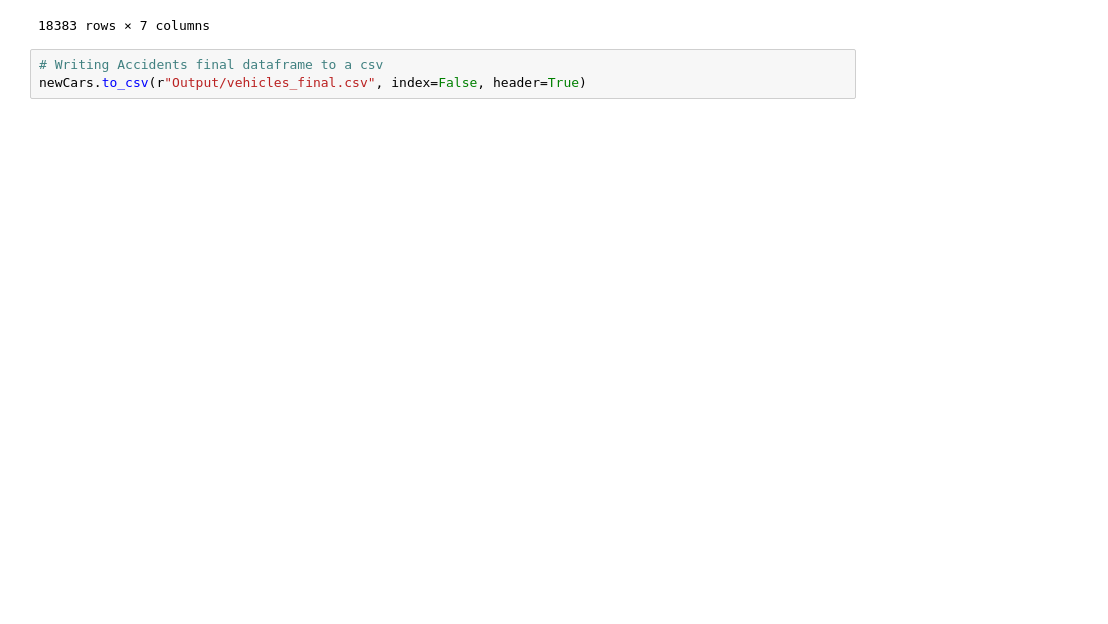
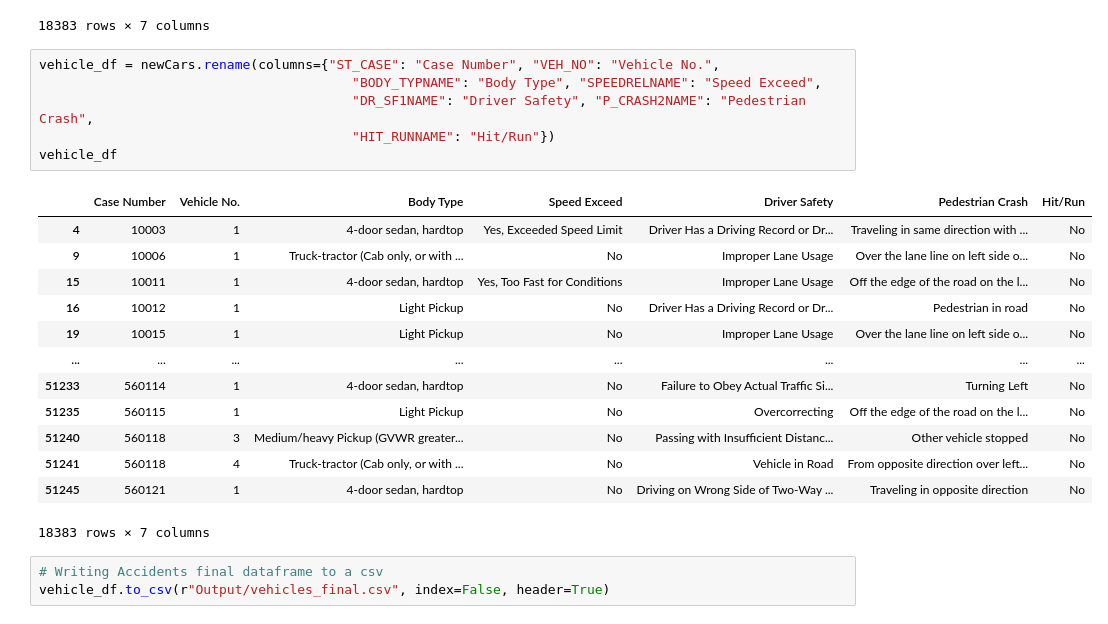
Before and after one commit to tommyjohnny36/Crash-Dummies-2.0, a Jupyter notebook: vehicles.ipynb, the cells around one changed output. Cells and saved outputs as stored; diff of their text form; blank space fills up the shorter version.

Commit message:
updated vehicle.ipynb

```diff
--- a/vehicles-checkpoint.ipynb
+++ b/vehicles.ipynb
@@ -56,6 +56,26 @@ newCars
 | 51241 | 560118 | 4 | Truck-tractor (Cab only, or with ... | No | Vehicle in Road | From opposite direction over left... | No |
 | 51245 | 560121 | 1 | 4-door sedan, hardtop | No | Driving on Wrong Side of Two-Way ... | Traveling in opposite direction | No |
 18383 rows × 7 columns
+# %%
+vehicle_df = newCars.rename(columns={"ST_CASE": "Case Number", "VEH_NO": "Vehicle No.",
+                                        "BODY_TYPNAME": "Body Type", "SPEEDRELNAME": "Speed Exceed",
+                                        "DR_SF1NAME": "Driver Safety", "P_CRASH2NAME": "Pedestrian Crash",
+                                        "HIT_RUNNAME": "Hit/Run"})
+vehicle_df
+# %% [output]
+|  | Case Number | Vehicle No. | Body Type | Speed Exceed | Driver Safety | Pedestrian Crash | Hit/Run |
+| 4 | 10003 | 1 | 4-door sedan, hardtop | Yes, Exceeded Speed Limit | Driver Has a Driving Record or Dr... | Traveling in same direction with ... | No |
+| 9 | 10006 | 1 | Truck-tractor (Cab only, or with ... | No | Improper Lane Usage | Over the lane line on left side o... | No |
+| 15 | 10011 | 1 | 4-door sedan, hardtop | Yes, Too Fast for Conditions | Improper Lane Usage | Off the edge of the road on the l... | No |
+| 16 | 10012 | 1 | Light Pickup | No | Driver Has a Driving Record or Dr... | Pedestrian in road | No |
+| 19 | 10015 | 1 | Light Pickup | No | Improper Lane Usage | Over the lane line on left side o... | No |
+| ... | ... | ... | ... | ... | ... | ... | ... |
+| 51233 | 560114 | 1 | 4-door sedan, hardtop | No | Failure to Obey Actual Traffic Si... | Turning Left | No |
+| 51235 | 560115 | 1 | Light Pickup | No | Overcorrecting | Off the edge of the road on the l... | No |
+| 51240 | 560118 | 3 | Medium/heavy Pickup (GVWR greater... | No | Passing with Insufficient Distanc... | Other vehicle stopped | No |
+| 51241 | 560118 | 4 | Truck-tractor (Cab only, or with ... | No | Vehicle in Road | From opposite direction over left... | No |
+| 51245 | 560121 | 1 | 4-door sedan, hardtop | No | Driving on Wrong Side of Two-Way ... | Traveling in opposite direction | No |
+18383 rows × 7 columns
 # %%
 # Writing Accidents final dataframe to a csv
-newCars.to_csv(r"Output/vehicles_final.csv", index=False, header=True)
+vehicle_df.to_csv(r"Output/vehicles_final.csv", index=False, header=True)
```
Also changed, not shown: 1 other file.
